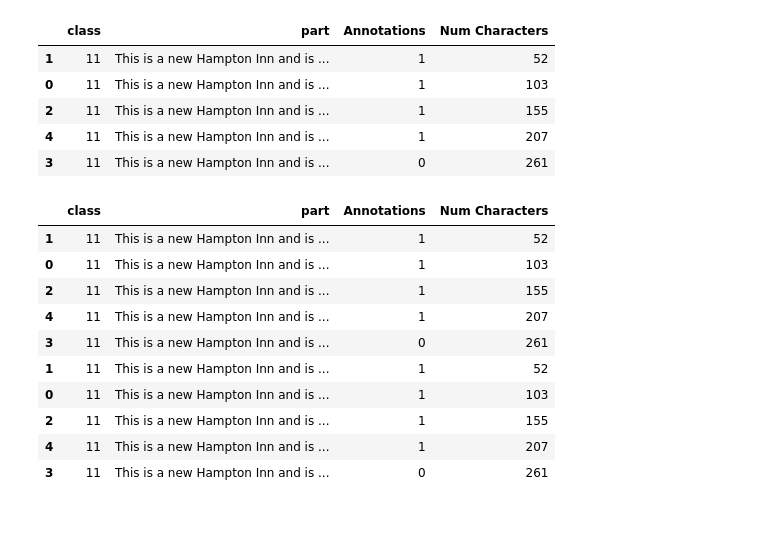
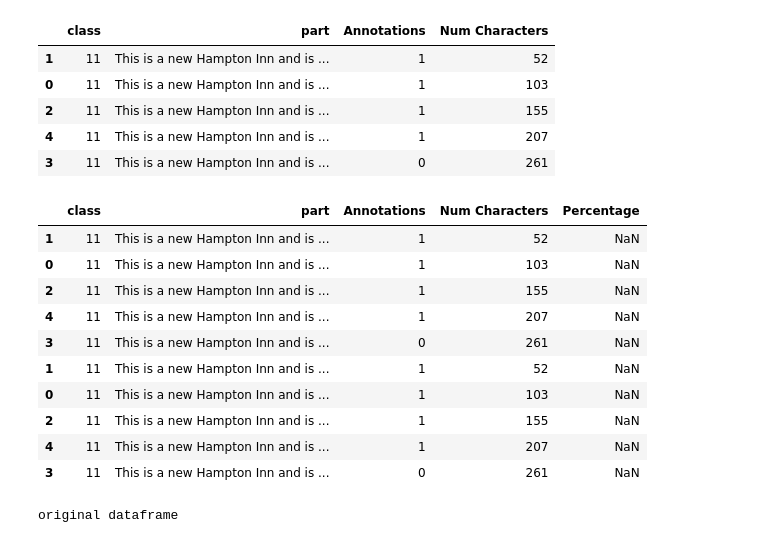
Before and after one commit to e-d-p-9/Hotel-Reviews, a Jupyter notebook: task2/hotel_sub_1_add_percentage.ipynb, the cells around one changed output. Drawn from its saved outputs; the diff is of its cells as text; code cells hidden in the pictures.

Commit message:
add code for adding percentage label

```diff
--- a/task2/hotel_sub_1_add_percentage.ipynb
+++ b/task2/hotel_sub_1_add_percentage.ipynb
@@ -266,20 +266,20 @@ testing
 | 3 | 11 | This is a new Hampton Inn and is ... | 0 | 261 |
 # %%
 # create empty dataframe and append our sorted results
-sorted_num_char_df = pd.DataFrame(columns=['class','part', 'Annotations', 'Num Characters'])
+sorted_num_char_df = pd.DataFrame(columns=['class','part', 'Annotations', 'Num Characters', 'Percentage'])
 sorted_num_char_df = pd.concat([sorted_num_char_df, testing])
 sorted_num_char_df = pd.concat([sorted_num_char_df, testing])
 
 sorted_num_char_df
 # %% [output]
-|  | class | part | Annotations | Num Characters |
-| 1 | 11 | This is a new Hampton Inn and is ... | 1 | 52 |
-| 0 | 11 | This is a new Hampton Inn and is ... | 1 | 103 |
-| 2 | 11 | This is a new Hampton Inn and is ... | 1 | 155 |
-| 4 | 11 | This is a new Hampton Inn and is ... | 1 | 207 |
-| 3 | 11 | This is a new Hampton Inn and is ... | 0 | 261 |
-| 1 | 11 | This is a new Hampton Inn and is ... | 1 | 52 |
-| 0 | 11 | This is a new Hampton Inn and is ... | 1 | 103 |
-| 2 | 11 | This is a new Hampton Inn and is ... | 1 | 155 |
-| 4 | 11 | This is a new Hampton Inn and is ... | 1 | 207 |
-| 3 | 11 | This is a new Hampton Inn and is ... | 0 | 261 |
+|  | class | part | Annotations | Num Characters | Percentage |
+| 1 | 11 | This is a new Hampton Inn and is ... | 1 | 52 | NaN |
+| 0 | 11 | This is a new Hampton Inn and is ... | 1 | 103 | NaN |
+| 2 | 11 | This is a new Hampton Inn and is ... | 1 | 155 | NaN |
+| 4 | 11 | This is a new Hampton Inn and is ... | 1 | 207 | NaN |
+| 3 | 11 | This is a new Hampton Inn and is ... | 0 | 261 | NaN |
+| 1 | 11 | This is a new Hampton Inn and is ... | 1 | 52 | NaN |
+| 0 | 11 | This is a new Hampton Inn and is ... | 1 | 103 | NaN |
+| 2 | 11 | This is a new Hampton Inn and is ... | 1 | 155 | NaN |
+| 4 | 11 | This is a new Hampton Inn and is ... | 1 | 207 | NaN |
+| 3 | 11 | This is a new Hampton Inn and is ... | 0 | 261 | NaN |
@@ -285,0 +298,4 @@ sorted_num_char_df
+# %%
+print('original dataframe')
+# %% [output]
+original dataframe
```
Also changed, not shown: parts of 21 cells of this notebook.
